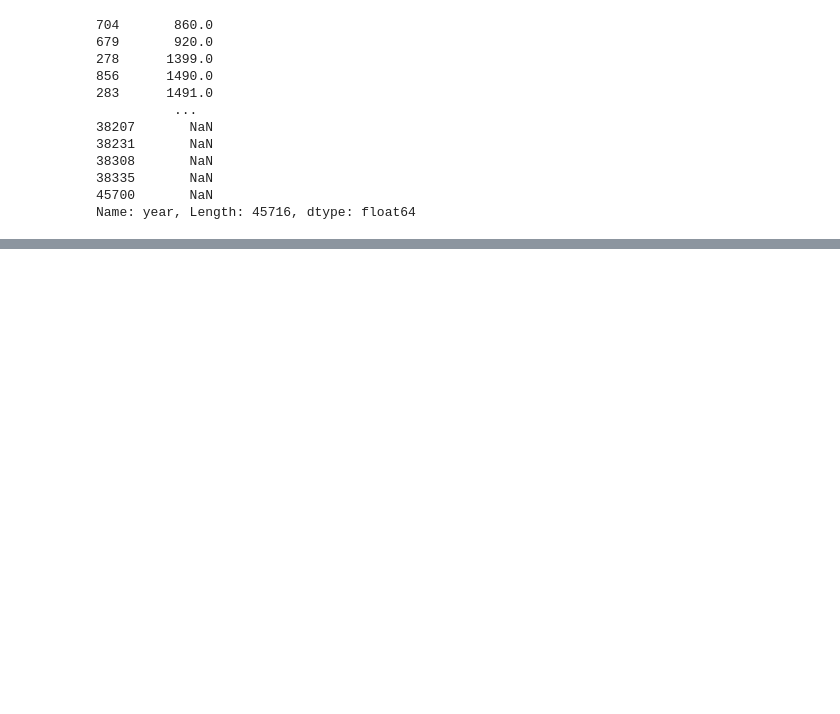
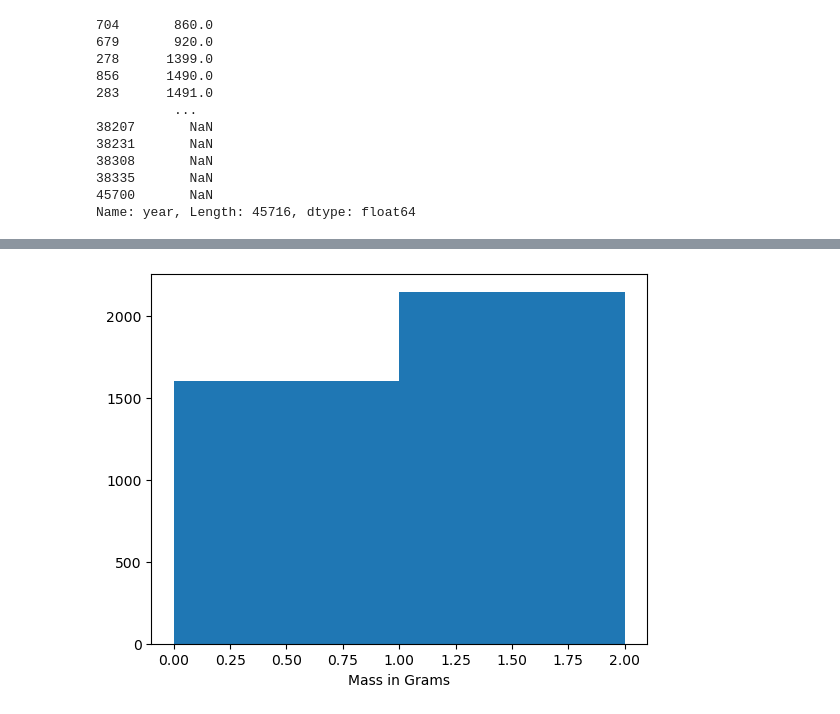
Before and after one commit to kbutler762/meteoriteData, a Jupyter notebook: Meteorites.ipynb, the cells around one changed output, grey strips where cells are left out. Drawn from its saved outputs; the diff is of its cells as text; code cells hidden in the pictures; blank space fills up the shorter version.

```diff
--- a/Meteorites.ipynb
+++ b/Meteorites.ipynb
@@ -49,0 +155,7 @@ Name: year, Length: 45716, dtype: float64
+# %%
+#histogram, with smaller bins to see the data arrangement
+plt.hist(meteorite_data['mass (g)'],bins=np.arange(0,3,1))
+plt.xlabel('Mass in Grams')
+plt.show()
+# %% [output]
+[figure, added]
```
Also changed, not shown: parts of 19 cells of this notebook.
